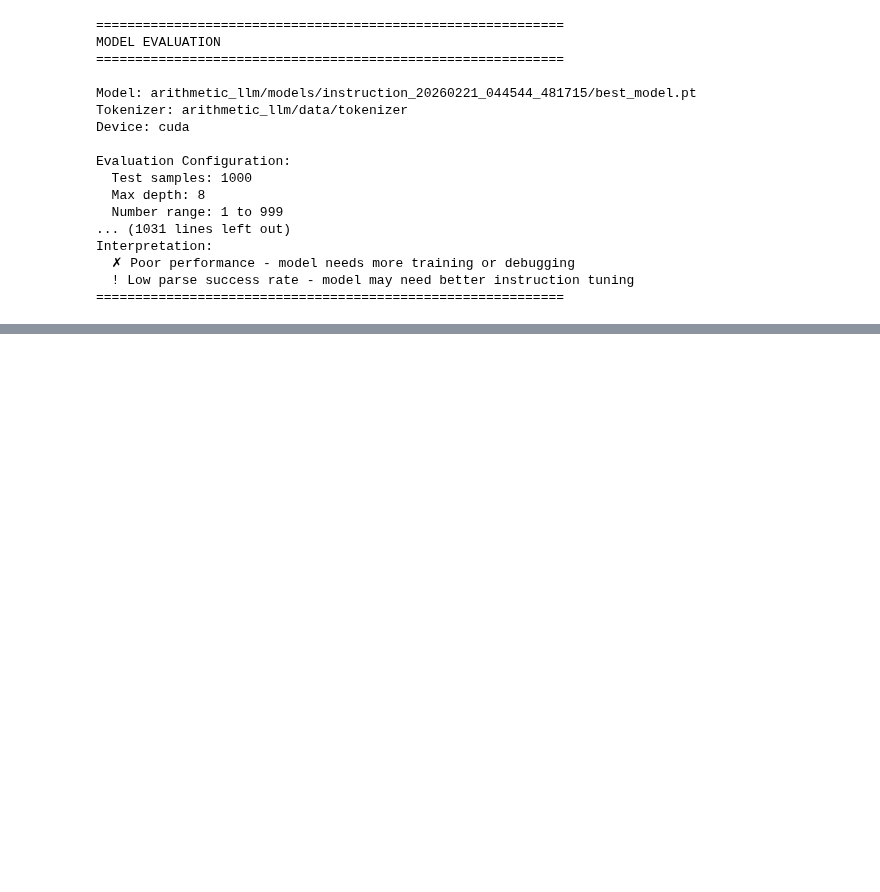
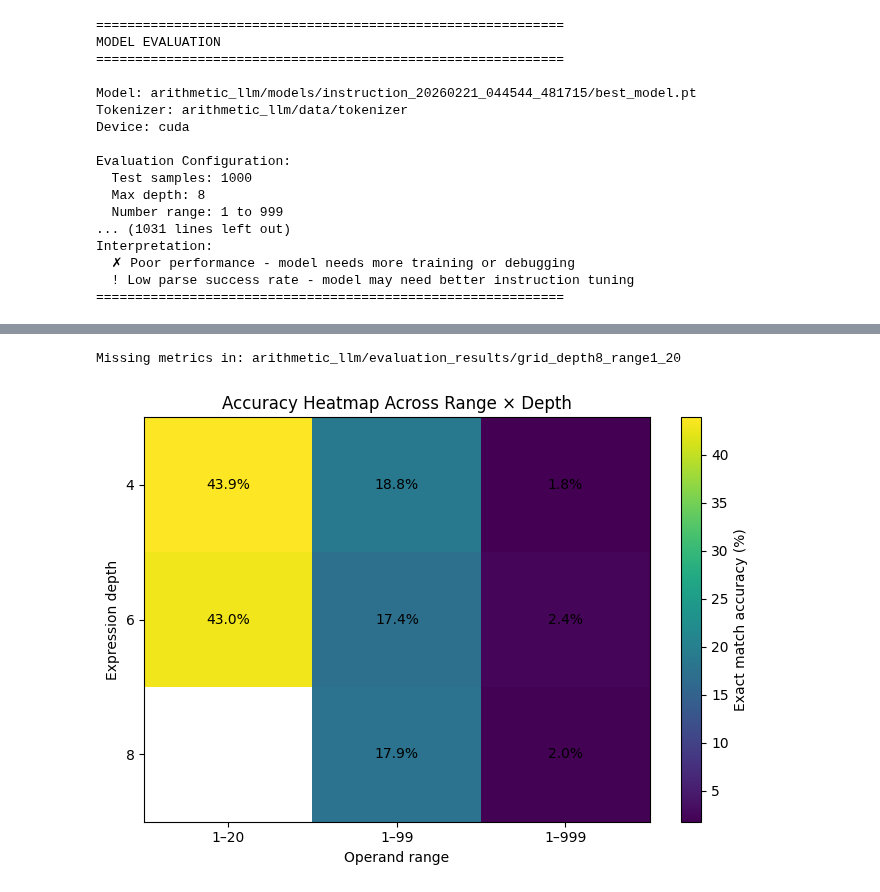
Before and after one commit to Anushka-De/stat359, a Jupyter notebook: student/Final_Project/arithmetic_llm/Project_analysis.ipynb, the cells around one changed output, grey strips where cells are left out. Saved outputs shown, nothing was run; the diff lists cells and outputs as text; code cells hidden in the pictures; blank space fills up the shorter version.

```diff
--- a/student/Final_Project/arithmetic_llm/Project_analysis.ipynb
+++ b/student/Final_Project/arithmetic_llm/Project_analysis.ipynb
@@ -607,3 +607,56 @@ updating: arithmetic_llm/evaluation_results/q2_depth6/evaluation_metrics_2026022
   adding: arithmetic_llm/evaluation_results/grid_depth8_range1_999/sample_outputs_20260222_013255.json (deflated 74%)
 [interactive output not drawn]
 [interactive output not drawn]
+# %%
+import os, glob, json
+import numpy as np
+import matplotlib.pyplot as plt
+
+BASE = "arithmetic_llm/evaluation_results"
+
+depths = [4, 6, 8]
+ranges = [(1,20), (1,99), (1,999)]
+range_labels = ["1–20", "1–99", "1–999"]
+
+def latest_metrics(folder):
+    files = sorted(glob.glob(os.path.join(folder, "evaluation_metrics_*.json")))
+    if not files:
+        return None
+    with open(files[-1], "r") as f:
+        return json.load(f)
+
+# Accuracy grid (rows=depth, cols=range)
+acc = np.full((len(depths), len(ranges)), np.nan)
+
+for i, d in enumerate(depths):
+    for j, (lo, hi) in enumerate(ranges):
+        folder = os.path.join(BASE, f"grid_depth{d}_range{lo}_{hi}")
+        m = latest_metrics(folder)
+        if m is None:
+            print("Missing metrics in:", folder)
+            continue
+        # Your metrics are already in percent units (e.g., 43.9), NOT 0-1
+        acc[i, j] = m.get("exact_match_accuracy")
+
+# Plot heatmap
+plt.figure(figsize=(7,5))
+im = plt.imshow(acc, aspect="auto")
+
+plt.xticks(range(len(range_labels)), range_labels)
+plt.yticks(range(len(depths)), [str(d) for d in depths])
+plt.xlabel("Operand range")
+plt.ylabel("Expression depth")
+plt.title("Accuracy Heatmap Across Range × Depth")
+plt.colorbar(im, label="Exact match accuracy (%)")
+
+# Annotate each cell with the percent
+for i in range(acc.shape[0]):
+    for j in range(acc.shape[1]):
+        if np.isfinite(acc[i, j]):
+            plt.text(j, i, f"{acc[i,j]:.1f}%", ha="center", va="center", fontsize=10)
+
+plt.tight_layout()
+plt.show()
+# %% [output]
+Missing metrics in: arithmetic_llm/evaluation_results/grid_depth8_range1_20
+[figure, added]
```
Also changed, not shown: parts of 1 cell of this notebook.
